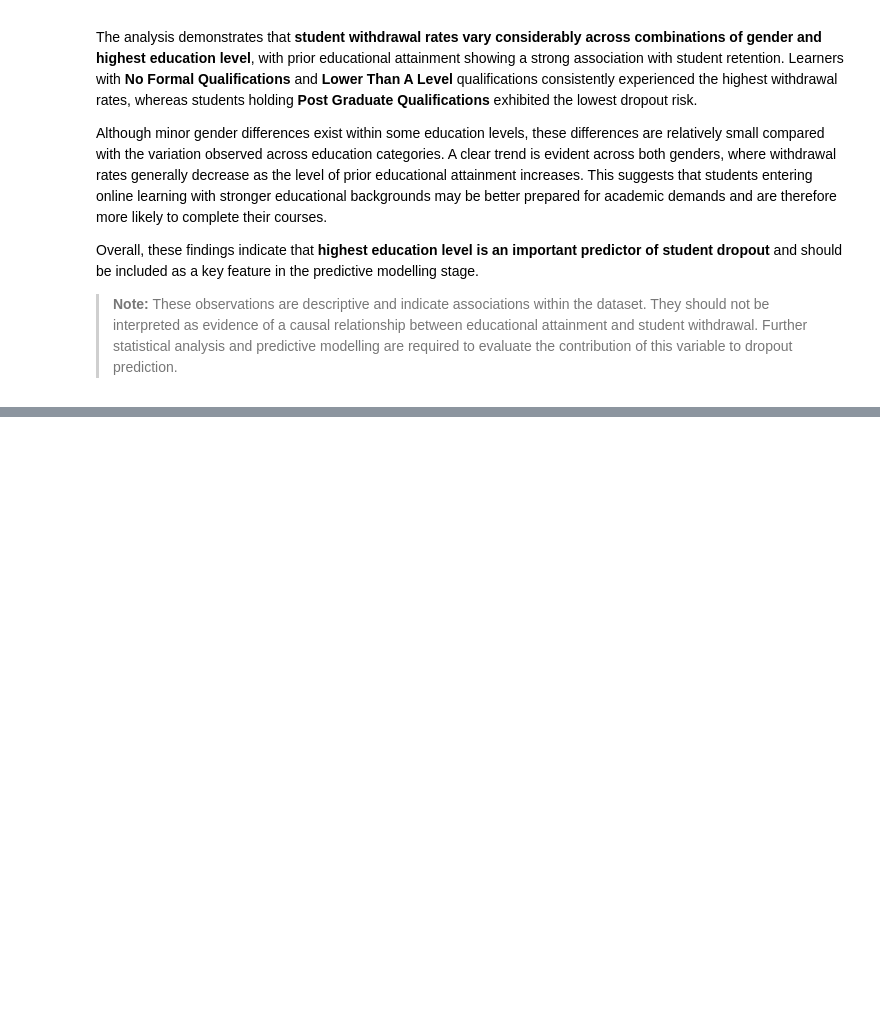
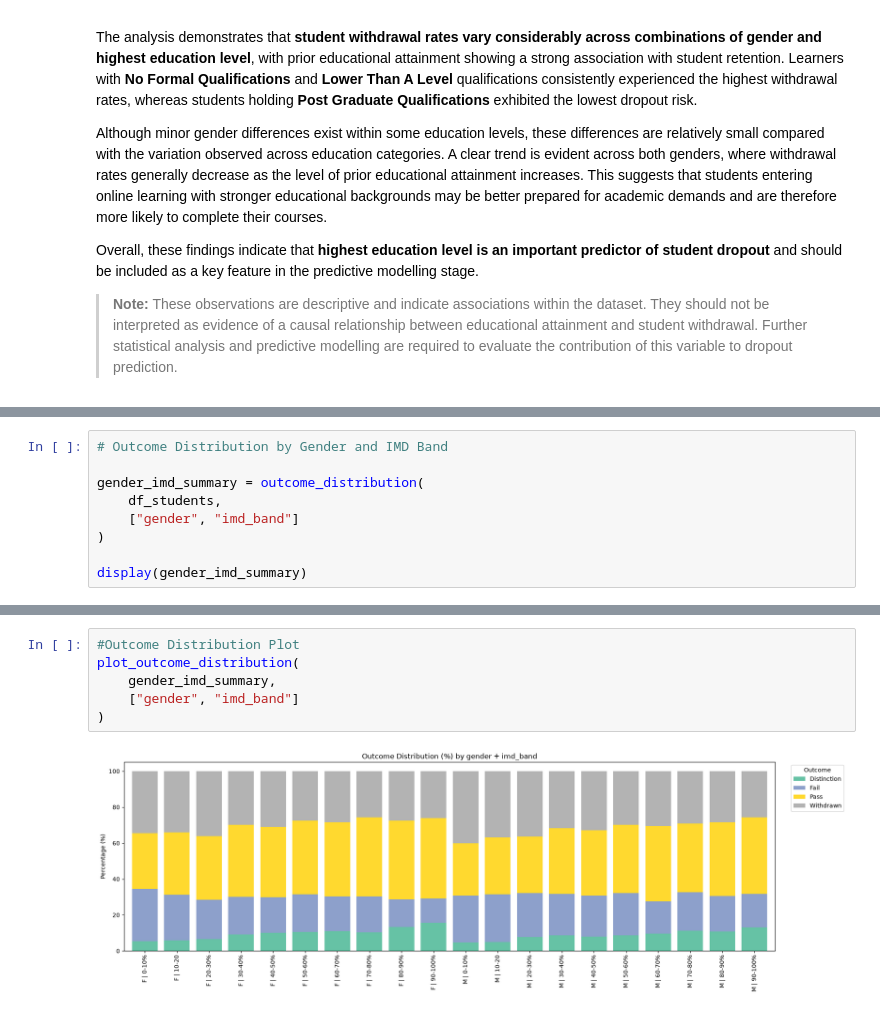
Before and after one commit to adityamd/iiith-capstone-project, a Jupyter notebook: Kiran/Student_Dropout_EDA_v1.ipynb, the cells around one changed output, grey strips where cells are left out. Saved outputs shown, nothing was run; the diff lists cells and outputs as text; blank space fills up the shorter version.

Commit message:
Distribution for outcomes

```diff
--- a/Kiran/Student_Dropout_EDA_v1.ipynb
+++ b/Kiran/Student_Dropout_EDA_v1.ipynb
@@ -3126,0 +3137,9 @@ Overall, these findings indicate that **highest education level is an important
+# %%
+# Outcome Distribution by Gender and IMD Band
+
+gender_imd_summary = outcome_distribution(
+    df_students,
+    ["gender", "imd_band"]
+)
+
+display(gender_imd_summary)
@@ -3126,0 +3164,8 @@ Overall, these findings indicate that **highest education level is an important
+# %%
+#Outcome Distribution Plot
+plot_outcome_distribution(
+    gender_imd_summary,
+    ["gender", "imd_band"]
+)
+# %% [output]
+[figure, added]
```
Also changed, not shown: parts of 30 cells of this notebook.
